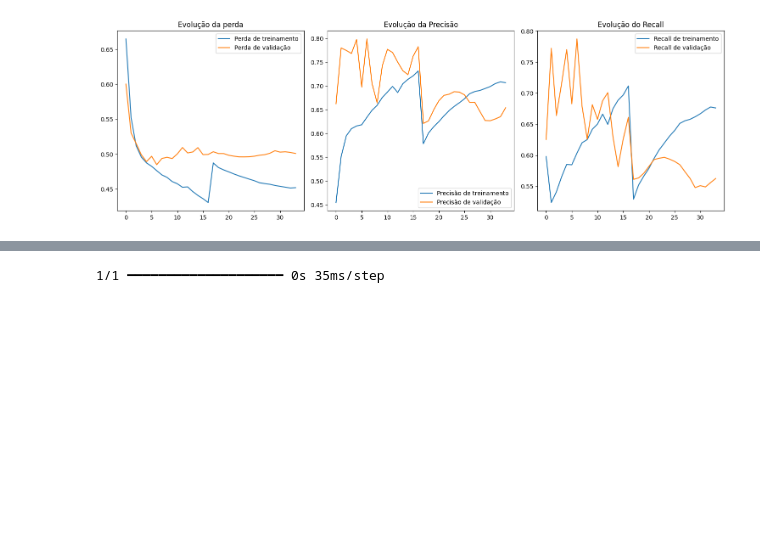
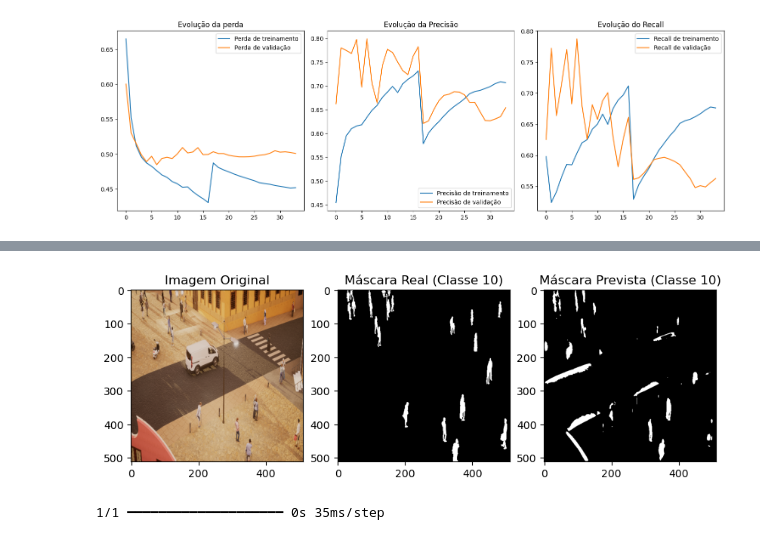
Before and after one commit to rpgouveia/pucpr_pibiti_semantic_segmentation, a Jupyter notebook: study_tf_unet_multilabel_model_v3.ipynb, the cells around one changed output, grey strips where cells are left out. Cells and saved outputs as stored; diff of their text form; code cells hidden in the pictures; blank space fills up the shorter version.

Commit message:
feat: update unet_model_v3

```diff
--- a/study_tf_unet_multilabel_model_v3.ipynb
+++ b/study_tf_unet_multilabel_model_v3.ipynb
@@ -693,3 +686,40 @@ def focal_loss(alpha=0.25, gamma=2.0):
 # %%
-# Carregar o modelo salvo
-model = tf.keras.models.load_model('best_model_focal.keras', custom_objects={'loss': focal_loss()})
+# Carregar o modelo salvo com as métricas customizadas
+model = tf.keras.models.load_model(
+    'best_model_bce_dice_v3.keras',
+    custom_objects={
+            'loss_function': loss_function,
+            'MulticlassIoU': MulticlassIoU
+        }
+    )
+# %%
+# Teste a partir do modelo carregado com binarização
+import matplotlib.pyplot as plt
+
+def visualize_multilabel_predictions(model, dataset):
+    for img, mask in dataset.take(1):
+        pred_mask = model.predict(tf.expand_dims(img[0], axis=0))[0]
+        binary_pred_mask = (pred_mask >= 0.7).astype(int)
+
+        plt.figure(figsize=(10, 5))
+
+        # Imagem original
+        plt.subplot(1, 3, 1)
+        plt.imshow(img[0].numpy())
+        plt.title("Imagem Original")
+
+        # Ver classe 0 real e prevista
+        plt.subplot(1, 3, 2)
+        plt.imshow(mask[0][:, :, 10], cmap='gray')
+        plt.title("Máscara Real (Classe 10)")
+
+        plt.subplot(1, 3, 3)
+        # plt.imshow(pred_mask[:, :, 10], cmap='gray')
+        plt.imshow(binary_pred_mask[:, :, 10], cmap='gray')
+        plt.title("Máscara Prevista (Classe 10)")
+
+        plt.show()
+        break
+
+visualize_multilabel_predictions(model, train_dataset)
+# %% [output]
@@ -696,3 +727,4 @@ model = tf.keras.models.load_model('best_model_focal.keras', custom_objects={'lo
+[figure, added]
 # %%
 import matplotlib.pyplot as plt
 
```
Also changed, not shown: parts of 4 cells of this notebook.
